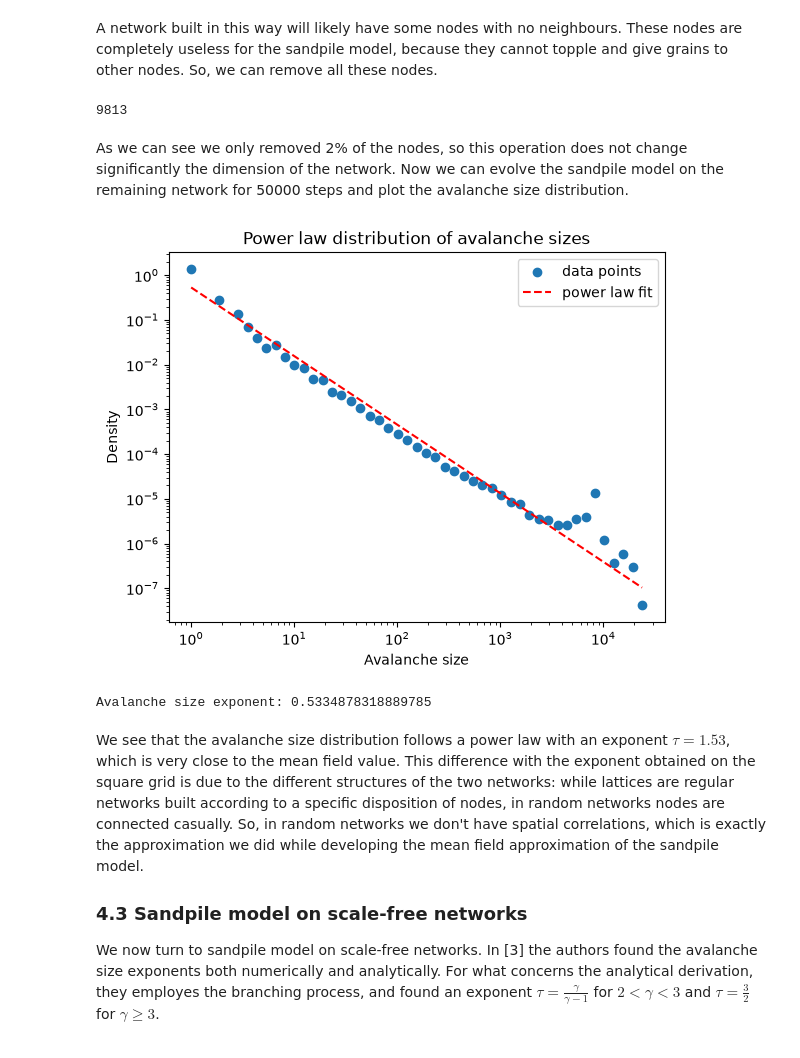
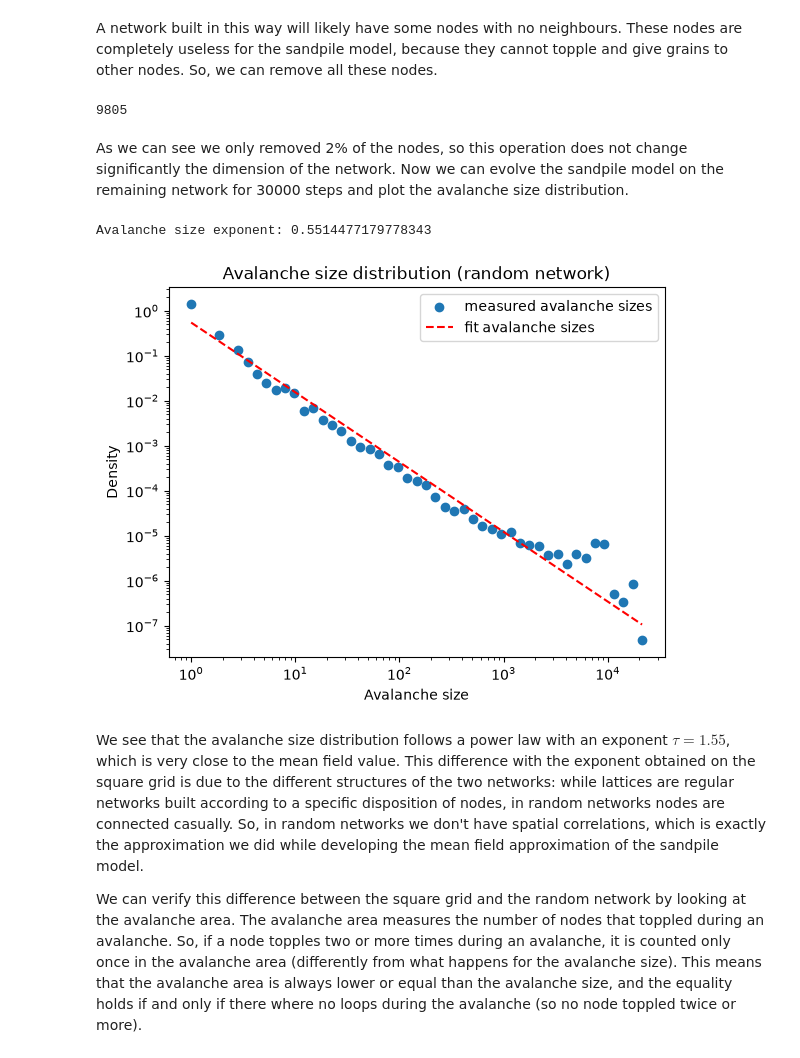
Before and after one commit to riccardo03-maker/SOC_on_networks, a Jupyter notebook: project_notebook.ipynb, the cells around one changed output. Cells and saved outputs as stored; diff of their text form; code cells hidden in the pictures.

Commit message:
Finished simplex networks

```diff
--- a/project_notebook.ipynb
+++ b/project_notebook.ipynb
@@ -51,6 +52,9 @@ original_model.evolve(30000)
 # %% [markdown]
 Then we can plot the avalanche size distribution, and fit it to a power law:
 # %%
-exponent = SandNet.fit_avalanche_size(original_model)
+figure_original = SandNet.plot_avalanche_size(original_model, x_label = "Avalanche size", y_label = "Density",
+                                     title = "Avalanche size distribution (square grid)", label = "measured avalanche sizes")
+exponent, figure_original = SandNet.fit_powerlaw(original_model, figure = figure_original, color = "red", linestyle = "--",
+                                        label = "fit avalanche sizes")
 print("Avalanche size exponent: " + str(exponent))
 # %% [output]
@@ -120,7 +126,7 @@ It is easy to see that a random network can be built using this same approach, b
 
 We define now a function to build networks according to this method, which we will use many times later in this project.
 # %%
-def build_network(n: int, m: int, alpha: float) -> nx.Graph:
+def build_network(n: int, m: int, alpha: float, seed : int = None) -> nx.Graph:
     G = nx.Graph()
     G.add_nodes_from(range(n))
 
@@ -128,6 +134,8 @@ def build_network(n: int, m: int, alpha: float) -> nx.Graph:
     probs = weights / weights.sum()
 
     target_edges = m * n
+
+    np.random.seed(seed)
 
     while G.number_of_edges() < target_edges:
         u, v = np.random.choice(
@@ -162,6 +170,6 @@ random_model.remove_nodes_by_index(random_model.select_nodes_by_degree(0, raises
 #select all nodes with degree 0 and remove them
 random_model.get_number_of_nodes()
 # %% [output]
-9813
+9805
 # %% [markdown]
-As we can see we only removed 2% of the nodes, so this operation does not change significantly the dimension of the network. Now we can evolve the sandpile model on the remaining network for 50000 steps and plot the avalanche size distribution.
+As we can see we only removed 2% of the nodes, so this operation does not change significantly the dimension of the network. Now we can evolve the sandpile model on the remaining network for 30000 steps and plot the avalanche size distribution.
@@ -168,13 +178,13 @@ As we can see we only removed 2% of the nodes, so this operation does not change
 # %%
-random_model.evolve(50000, lose_probability = 0.001)
-exponent = SandNet.fit_avalanche_size(random_model, plot = False)
+figure_random = SandNet.plot_avalanche_size(random_model, x_label = "Avalanche size", y_label = "Density",
+                                     title = "Avalanche size distribution (random network)", label = "measured avalanche sizes")
+exponent, figure_random = SandNet.fit_powerlaw(random_model, figure = figure_random, color = "red", linestyle = "--",
+                                        label = "fit avalanche sizes")
 print("Avalanche size exponent: " + str(exponent))
 # %% [output]
+Avalanche size exponent: 0.5514477179778343
-[figure, old version]
+[figure, new version]
-Avalanche size exponent: 0.5334878318889785
 # %% [markdown]
-We see that the avalanche size distribution follows a power law with an exponent $\tau = 1.53$, which is very close to the mean field value. This difference with the exponent obtained on the square grid is due to the different structures of the two networks: while lattices are regular networks built according to a specific disposition of nodes, in random networks nodes are connected casually. So, in random networks we don't have spatial correlations, which is exactly the approximation we did while developing the mean field approximation of the sandpile model.
+We see that the avalanche size distribution follows a power law with an exponent $\tau = 1.55$, which is very close to the mean field value. This difference with the exponent obtained on the square grid is due to the different structures of the two networks: while lattices are regular networks built according to a specific disposition of nodes, in random networks nodes are connected casually. So, in random networks we don't have spatial correlations, which is exactly the approximation we did while developing the mean field approximation of the sandpile model.
 
-### 4.3 Sandpile model on scale-free networks
-
-We now turn to sandpile model on scale-free networks. In [3] the authors found the avalanche size exponents both numerically and analytically. For what concerns the analytical derivation, they employes the branching process, and found an exponent $\tau = \frac{\gamma}{\gamma -1}$ for $2<\gamma < 3$ and $\tau = \frac{3}{2}$ for $\gamma \geq 3$.
+We can verify this difference between the square grid and the random network by looking at the avalanche area. The avalanche area measures the number of nodes that toppled during an avalanche. So, if a node topples two or more times during an avalanche, it is counted only once in the avalanche area (differently from what happens for the avalanche size). This means that the avalanche area is always lower or equal than the avalanche size, and the equality holds if and only if there where no loops during the avalanche (so no node toppled twice or more).
```
Also changed, not shown: parts of 19 cells of this notebook.
